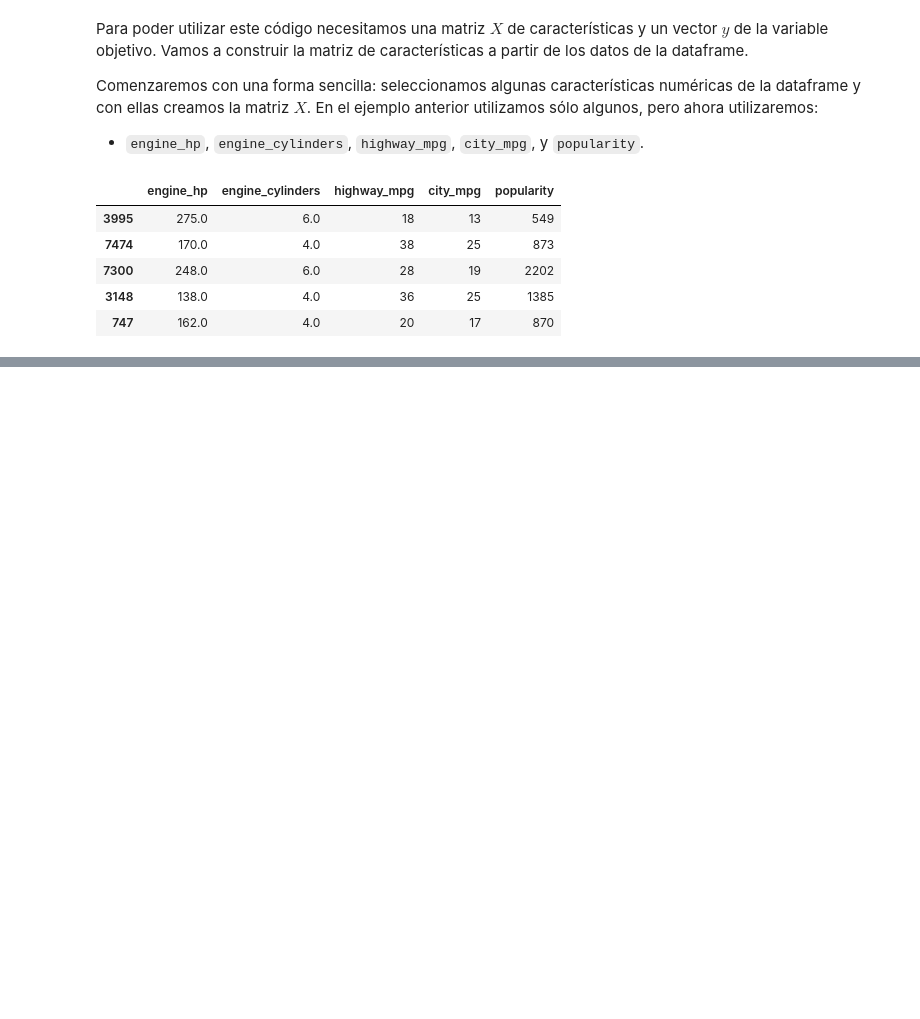
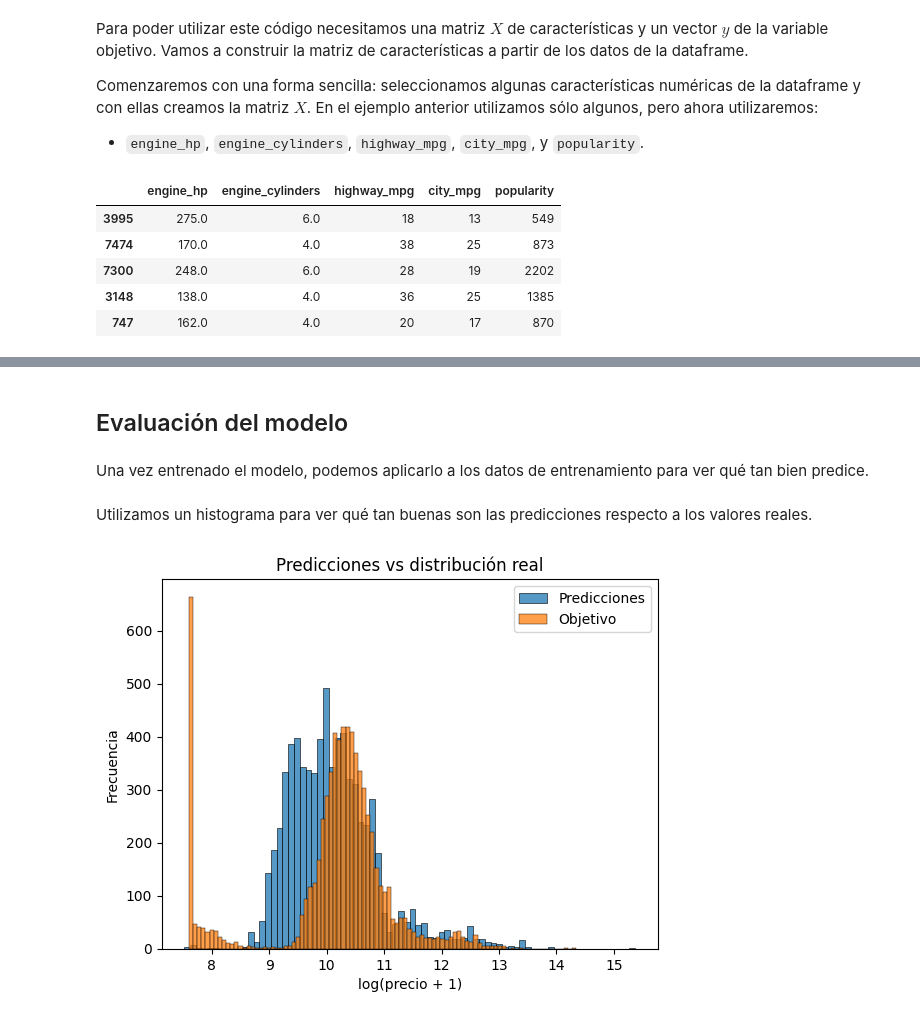
Before and after one commit to FranzValerio/Predicci-n-Precios, a Jupyter notebook: car-prices-prediction.ipynb, the cells around one changed output, grey strips where cells are left out. Drawn from its saved outputs; the diff is of its cells as text; code cells hidden in the pictures; blank space fills up the shorter version.

```diff
--- a/car-prices-prediction.ipynb
+++ b/car-prices-prediction.ipynb
@@ -365,0 +368,2 @@ Recordemos que algunas de estas columnas contienen valores nulos.
+# %%
+data_num = data_num.fillna(0)
@@ -365,0 +383,4 @@ Recordemos que algunas de estas columnas contienen valores nulos.
+# %%
+X_train = data_num.values
+
+X_train
@@ -365,0 +397,20 @@ Recordemos que algunas de estas columnas contienen valores nulos.
+# %%
+w_0, w = linear_regression(X_train, y_train)
+# %% [markdown]
+## Evaluación del modelo
+# %% [markdown]
+Una vez entrenado el modelo, podemos aplicarlo a los datos de entrenamiento para ver qué tan bien predice.
+# %%
+y_pred = w_0 + X_train.dot(w)
+# %% [markdown]
+Utilizamos un histograma para ver qué tan buenas son las predicciones respecto a los valores reales.
+# %%
+sns.histplot(y_pred, label = 'Predicciones')
+sns.histplot(y_train, label = 'Objetivo')
+plt.xlabel('log(precio + 1)')
+plt.ylabel('Frecuencia')
+plt.title('Predicciones vs distribución real')
+plt.legend()
+plt.show()
+# %% [output]
+[figure, added]
```
Also changed, not shown: parts of 91 cells of this notebook, 2 other files.
